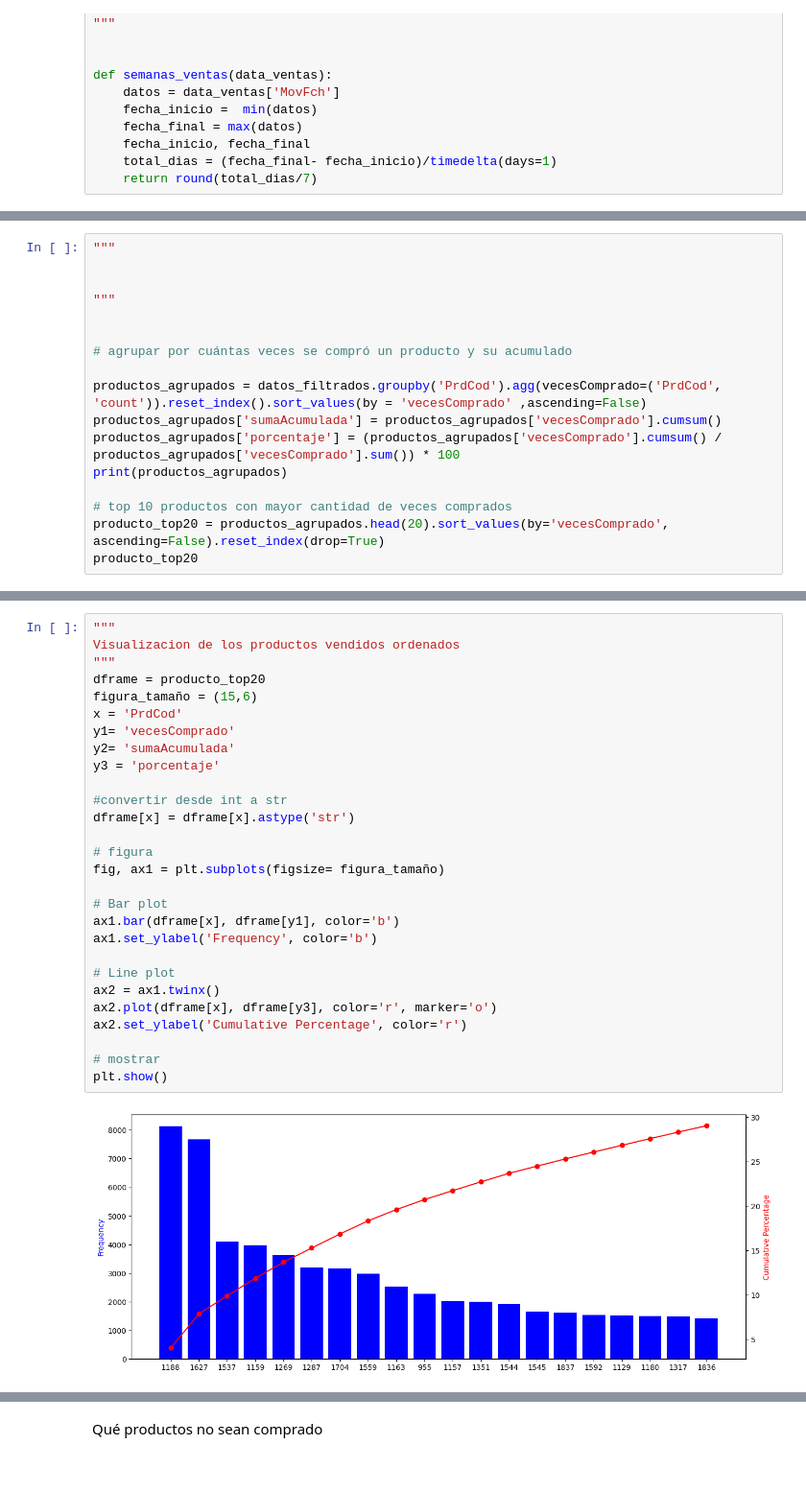
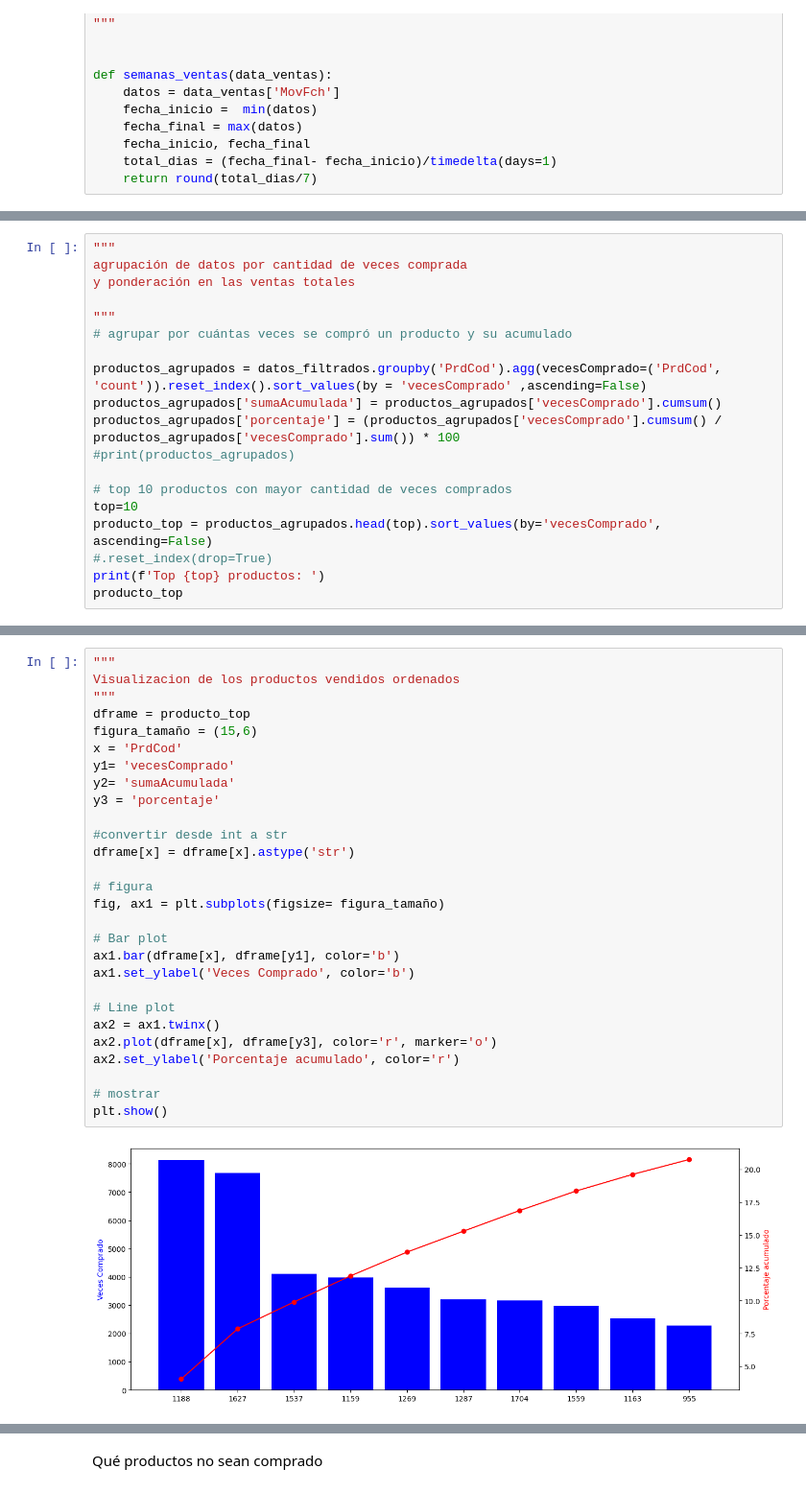
Before and after one commit to darwin1k/MiniMarket, a Jupyter notebook: EdaInitial.ipynb, the cells around one changed output, grey strips where cells are left out. Shown at 96% size. Saved outputs shown, nothing was run; the diff lists cells and outputs as text.

```diff
--- a/EdaInitial.ipynb
+++ b/EdaInitial.ipynb
@@ -322,19 +306,21 @@ datos filtrados, después, tamaño 200967
 200967 rows × 6 columns
 # %%
 """
-
+agrupación de datos por cantidad de veces comprada
+y ponderación en las ventas totales
 
 """
-
-
 # agrupar por cuántas veces se compró un producto y su acumulado
 
 productos_agrupados = datos_filtrados.groupby('PrdCod').agg(vecesComprado=('PrdCod', 'count')).reset_index().sort_values(by = 'vecesComprado' ,ascending=False)
 productos_agrupados['sumaAcumulada'] = productos_agrupados['vecesComprado'].cumsum()
 productos_agrupados['porcentaje'] = (productos_agrupados['vecesComprado'].cumsum() / productos_agrupados['vecesComprado'].sum()) * 100
-print(productos_agrupados)
+#print(productos_agrupados)
 
 # top 10 productos con mayor cantidad de veces comprados
-producto_top20 = productos_agrupados.head(20).sort_values(by='vecesComprado', ascending=False).reset_index(drop=True)
-producto_top20
+top=10
+producto_top = productos_agrupados.head(top).sort_values(by='vecesComprado', ascending=False)
+#.reset_index(drop=True)
+print(f'Top {top} productos: ')
+producto_top
 # %% [output]
@@ -372,30 +339,30 @@ producto_top20
 # %%
 """
 Visualizacion de los productos vendidos ordenados
 """
-dframe = producto_top20
+dframe = producto_top
 figura_tamaño = (15,6)
 x = 'PrdCod'
 y1= 'vecesComprado'
 y2= 'sumaAcumulada'
 y3 = 'porcentaje'
 
 #convertir desde int a str
 dframe[x] = dframe[x].astype('str')
 
 # figura
 fig, ax1 = plt.subplots(figsize= figura_tamaño)
 
 # Bar plot
 ax1.bar(dframe[x], dframe[y1], color='b')
-ax1.set_ylabel('Frequency', color='b')
+ax1.set_ylabel('Veces Comprado', color='b')
 
 # Line plot
 ax2 = ax1.twinx()
 ax2.plot(dframe[x], dframe[y3], color='r', marker='o')
-ax2.set_ylabel('Cumulative Percentage', color='r')
+ax2.set_ylabel('Porcentaje acumulado', color='r')
 
 # mostrar
 plt.show()
 # %% [output]
-[figure, old version]
+[figure, new version]
```
Also changed, not shown: parts of 30 cells of this notebook.
